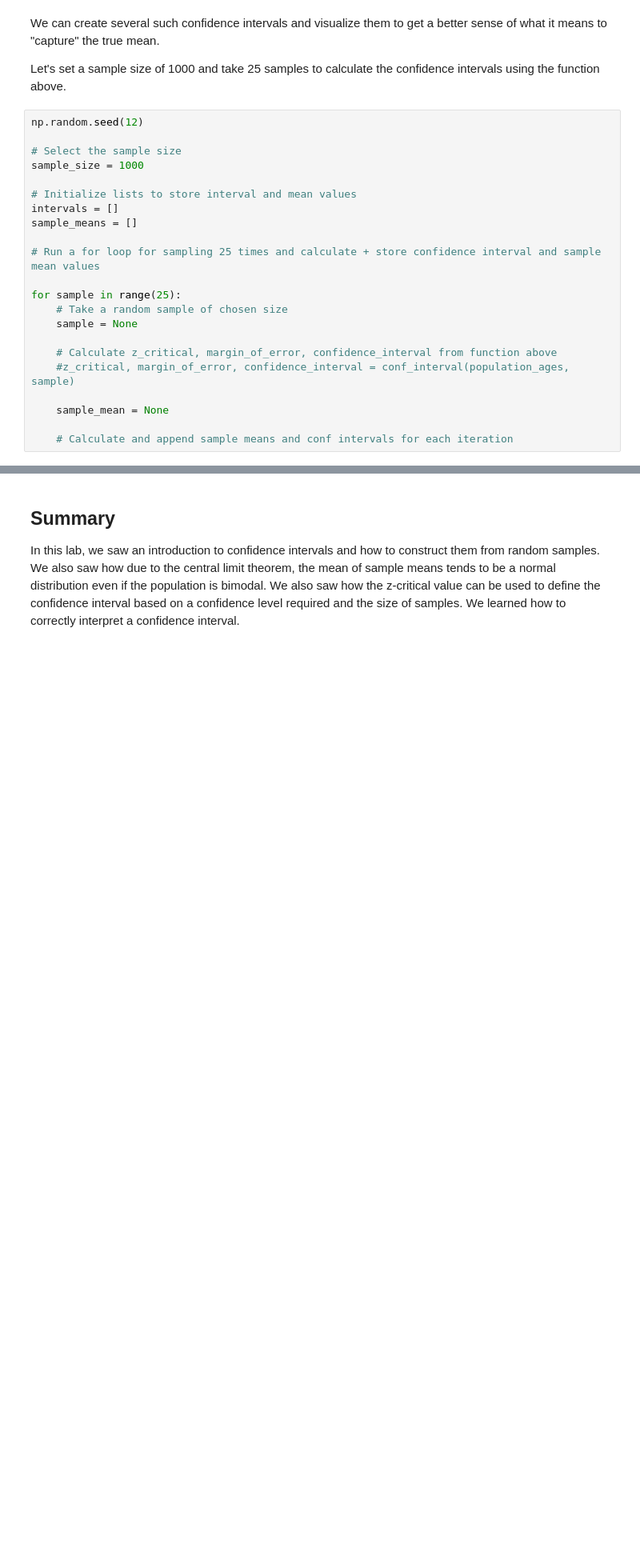
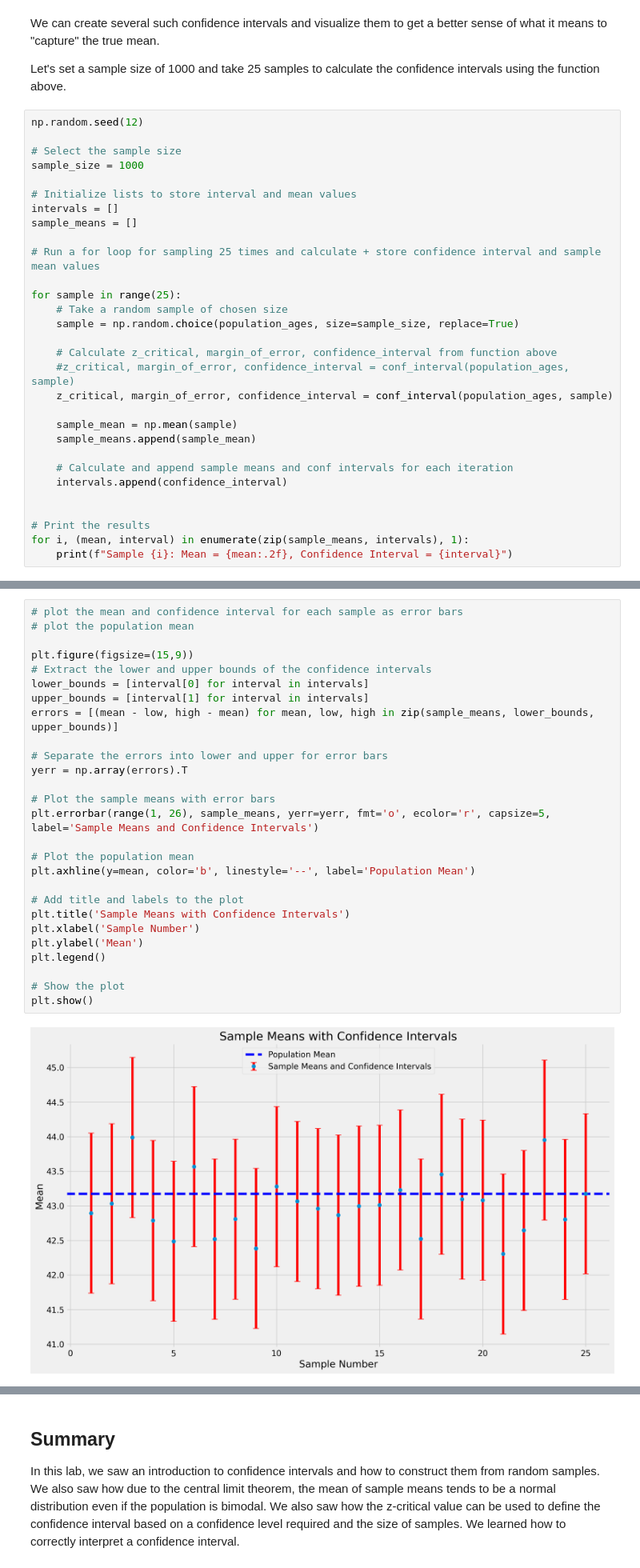
Before and after one commit to omendez930/dsc-confidence-intervals-lab, a Jupyter notebook: index.ipynb, the cells around one changed output, grey strips where cells are left out. Shown at 80% size. Drawn from its saved outputs; the diff is of its cells as text; blank space fills up the shorter version.

```diff
--- a/index.ipynb
+++ b/index.ipynb
@@ -241,11 +286,19 @@ sample_means = []
 
 for sample in range(25):
     # Take a random sample of chosen size
-    sample = None
+    sample = np.random.choice(population_ages, size=sample_size, replace=True)
 
     # Calculate z_critical, margin_of_error, confidence_interval from function above
     #z_critical, margin_of_error, confidence_interval = conf_interval(population_ages, sample)
+    z_critical, margin_of_error, confidence_interval = conf_interval(population_ages, sample)
 
-    sample_mean = None
+    sample_mean = np.mean(sample)
+    sample_means.append(sample_mean)
 
     # Calculate and append sample means and conf intervals for each iteration
+    intervals.append(confidence_interval)
+
+
+# Print the results
+for i, (mean, interval) in enumerate(zip(sample_means, intervals), 1):
+    print(f"Sample {i}: Mean = {mean:.2f}, Confidence Interval = {interval}")
@@ -257,3 +323,32 @@ plt.figure(figsize=(15,9))
+# %%
+# plot the mean and confidence interval for each sample as error bars
+# plot the population mean
+
+plt.figure(figsize=(15,9))
+# Extract the lower and upper bounds of the confidence intervals
+lower_bounds = [interval[0] for interval in intervals]
+upper_bounds = [interval[1] for interval in intervals]
+errors = [(mean - low, high - mean) for mean, low, high in zip(sample_means, lower_bounds, upper_bounds)]
+
+# Separate the errors into lower and upper for error bars
+yerr = np.array(errors).T
+
+# Plot the sample means with error bars
+plt.errorbar(range(1, 26), sample_means, yerr=yerr, fmt='o', ecolor='r', capsize=5, label='Sample Means and Confidence Intervals')
+
+# Plot the population mean
+plt.axhline(y=mean, color='b', linestyle='--', label='Population Mean')
+
+# Add title and labels to the plot
+plt.title('Sample Means with Confidence Intervals')
+plt.xlabel('Sample Number')
+plt.ylabel('Mean')
+plt.legend()
+
+# Show the plot
+plt.show()
+# %% [output]
+[figure, added]
 # %% [markdown]
 Notice that in the plot above, most of the 95% confidence intervals overlap the red line marking the true mean. This is to be expected: since a 95% confidence interval captures the true mean 95% of the time, we'd expect our interval to miss the true mean 5% of the time.
 
```
Also changed, not shown: parts of 5 cells of this notebook.
